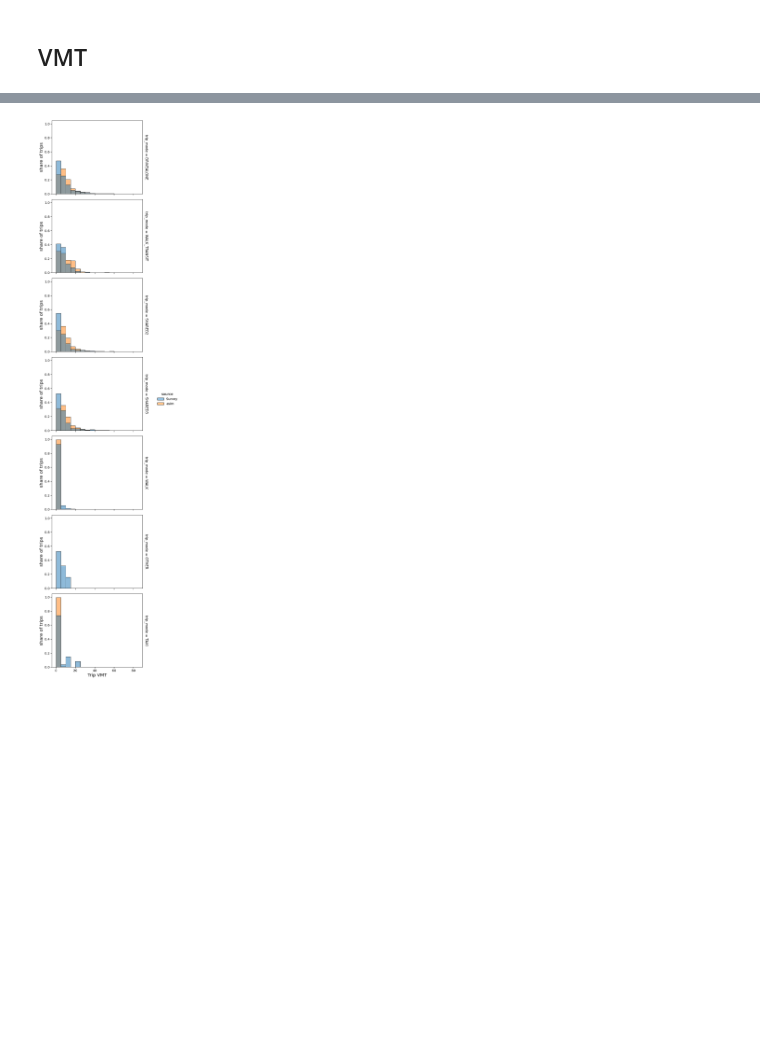
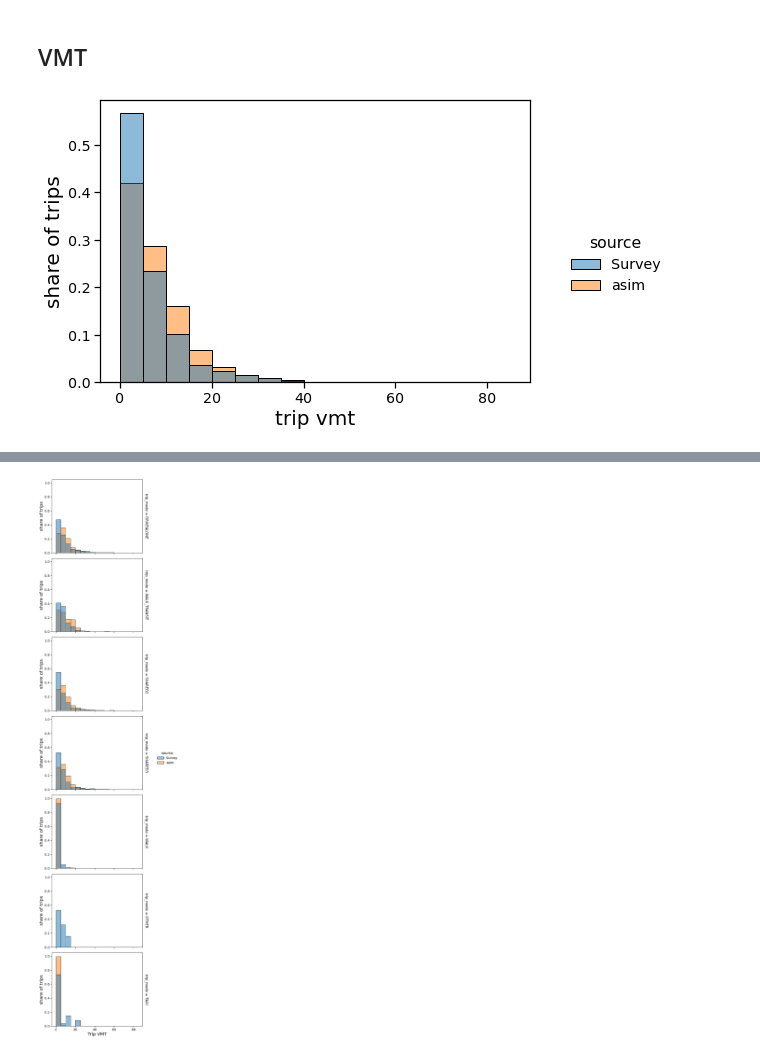
Before and after one commit to SANDAG/ABM, a Jupyter notebook: src/asim_cross_border/notebooks/cross_border_summary_calibrate.ipynb, the cells around one changed output, grey strips where cells are left out. Saved outputs shown, nothing was run; the diff lists cells and outputs as text; code cells hidden in the pictures; blank space fills up the shorter version.

```diff
--- a/src/asim_cross_border/notebooks/cross_border_summary_calibrate.ipynb
+++ b/src/asim_cross_border/notebooks/cross_border_summary_calibrate.ipynb
@@ -1222,3 +1222,18 @@ Survey_trips_w_dist = Survey_trips.merge(Survey_uniq_trip_ods, left_on=['orig_ta
 asim_trips_w_dist['sample_rate'] = 1
 # %% [markdown]
 ## VMT
+# %%
+trip_dist_by_mode = pd.concat(
+    (asim_trips_w_dist[['trip_mode','sov_dist','source','sample_rate']], Survey_trips_w_dist[['trip_mode','sov_dist','source','sample_rate']]), names=['asim','Survey'])
+# trip_dist_by_mode = trip_dist_by_mode[trip_dist_by_mode.trip_mode == 'WALK']
+for src in ['asim','Survey']:
+    trip_dist_by_mode.loc[(trip_dist_by_mode.source == src) ,'sample_rate_mode'] = trip_dist_by_mode[(trip_dist_by_mode.source == src) ].sample_rate/trip_dist_by_mode[(trip_dist_by_mode.source == src) ].sample_rate.sum()
+trip_dist_by_mode = trip_dist_by_mode.reset_index()
+with sns.plotting_context("notebook",font_scale=1.3):
+    g = sns.displot(
+        data=trip_dist_by_mode.sort_values('source'), x='sov_dist', hue='source',
+        kind='hist', binwidth = 5,fill=True, aspect=1.5, common_norm=False,weights =trip_dist_by_mode.sort_values('source').sample_rate_mode,
+        facet_kws={'sharex': True, 'sharey': True, 'despine':False, 'margin_titles':True})
+    g.set_axis_labels("trip vmt", "share of trips", fontsize=20)
+# %% [output]
+[figure, added]
```
Also changed, not shown: parts of 15 cells of this notebook.
